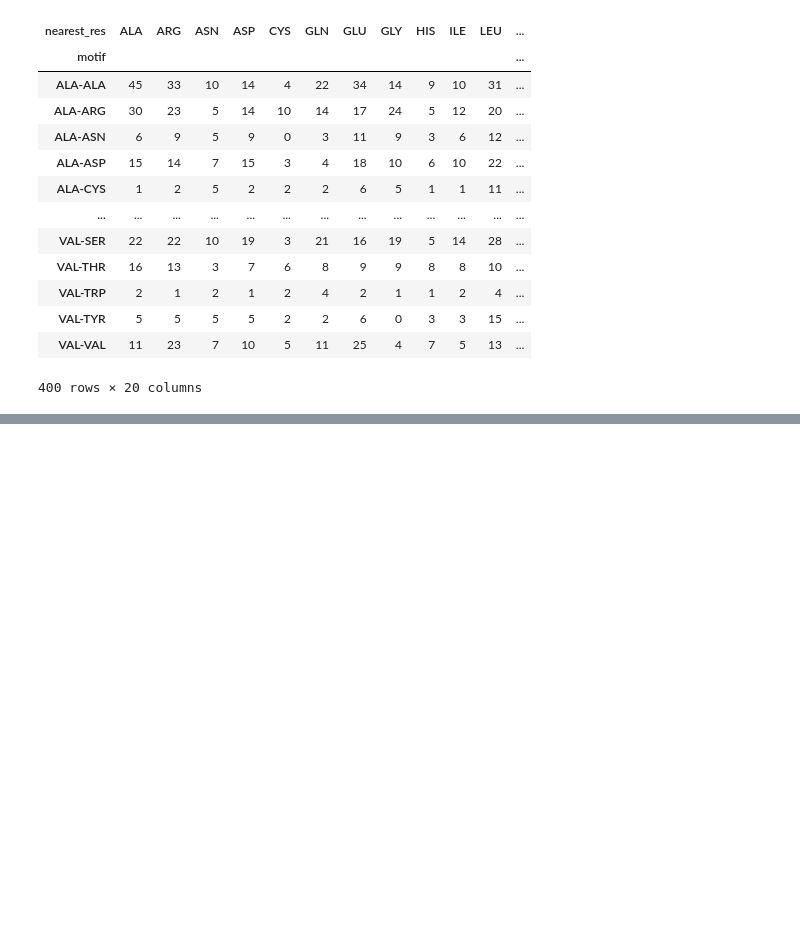
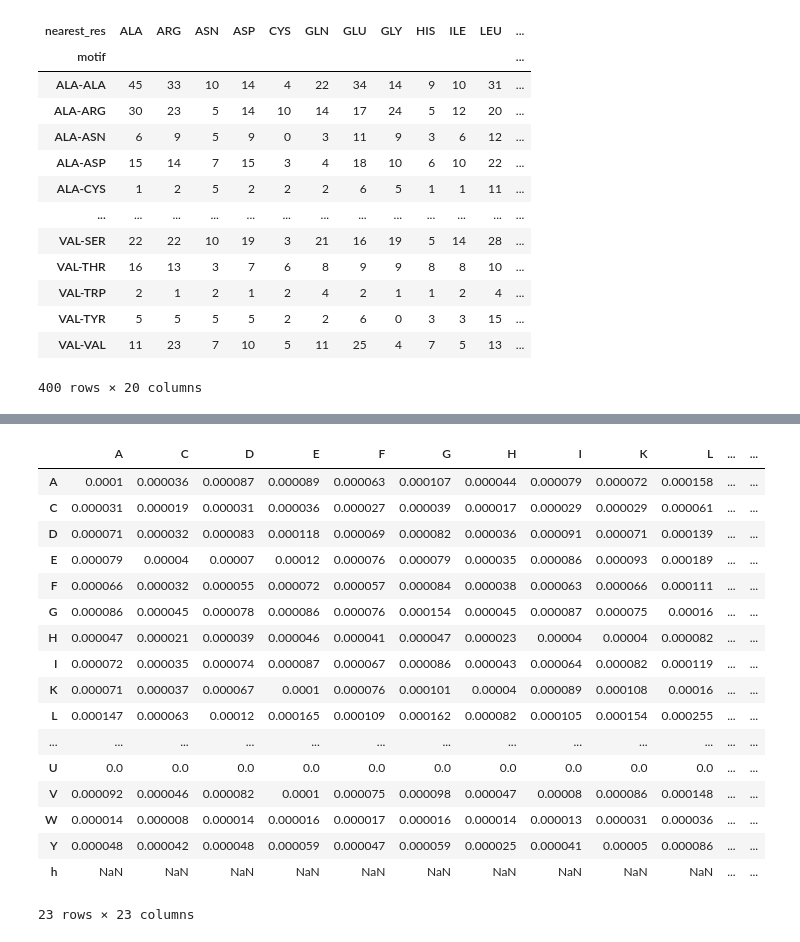
Before and after one commit to kamurani/phosphosite, a Jupyter notebook: notebooks/plot_motif.ipynb, the cells around one changed output, grey strips where cells are left out. Saved outputs shown, nothing was run; the diff lists cells and outputs as text; code cells hidden in the pictures; blank space fills up the shorter version.

Commit message:
add normalisation code

```diff
--- a/notebooks/plot_motif.ipynb
+++ b/notebooks/plot_motif.ipynb
@@ -441,0 +476,23 @@ for site in ["SER", "THR", "TYR"]:
+# %%
+from phosphosite.utils.normalisation import get_frequency_matrix
+fdf = get_frequency_matrix(centre_residue="S", metric="freq")
+fdf
+# %% [output]
+|  | A | C | D | E | F | G | H | I | K | L | ... | ... |
+| A | 0.0001 | 0.000036 | 0.000087 | 0.000089 | 0.000063 | 0.000107 | 0.000044 | 0.000079 | 0.000072 | 0.000158 | ... | ... |
+| C | 0.000031 | 0.000019 | 0.000031 | 0.000036 | 0.000027 | 0.000039 | 0.000017 | 0.000029 | 0.000029 | 0.000061 | ... | ... |
+| D | 0.000071 | 0.000032 | 0.000083 | 0.000118 | 0.000069 | 0.000082 | 0.000036 | 0.000091 | 0.000071 | 0.000139 | ... | ... |
+| E | 0.000079 | 0.00004 | 0.00007 | 0.00012 | 0.000076 | 0.000079 | 0.000035 | 0.000086 | 0.000093 | 0.000189 | ... | ... |
+| F | 0.000066 | 0.000032 | 0.000055 | 0.000072 | 0.000057 | 0.000084 | 0.000038 | 0.000063 | 0.000066 | 0.000111 | ... | ... |
+| G | 0.000086 | 0.000045 | 0.000078 | 0.000086 | 0.000076 | 0.000154 | 0.000045 | 0.000087 | 0.000075 | 0.00016 | ... | ... |
+| H | 0.000047 | 0.000021 | 0.000039 | 0.000046 | 0.000041 | 0.000047 | 0.000023 | 0.00004 | 0.00004 | 0.000082 | ... | ... |
+| I | 0.000072 | 0.000035 | 0.000074 | 0.000087 | 0.000067 | 0.000086 | 0.000043 | 0.000064 | 0.000082 | 0.000119 | ... | ... |
+| K | 0.000071 | 0.000037 | 0.000067 | 0.0001 | 0.000076 | 0.000101 | 0.00004 | 0.000089 | 0.000108 | 0.00016 | ... | ... |
+| L | 0.000147 | 0.000063 | 0.00012 | 0.000165 | 0.000109 | 0.000162 | 0.000082 | 0.000105 | 0.000154 | 0.000255 | ... | ... |
+| ... | ... | ... | ... | ... | ... | ... | ... | ... | ... | ... | ... | ... |
+| U | 0.0 | 0.0 | 0.0 | 0.0 | 0.0 | 0.0 | 0.0 | 0.0 | 0.0 | 0.0 | ... | ... |
+| V | 0.000092 | 0.000046 | 0.000082 | 0.0001 | 0.000075 | 0.000098 | 0.000047 | 0.00008 | 0.000086 | 0.000148 | ... | ... |
+| W | 0.000014 | 0.000008 | 0.000014 | 0.000016 | 0.000017 | 0.000016 | 0.000014 | 0.000013 | 0.000031 | 0.000036 | ... | ... |
+| Y | 0.000048 | 0.000042 | 0.000048 | 0.000059 | 0.000047 | 0.000059 | 0.000025 | 0.000041 | 0.00005 | 0.000086 | ... | ... |
+| h | NaN | NaN | NaN | NaN | NaN | NaN | NaN | NaN | NaN | NaN | ... | ... |
+23 rows × 23 columns
```
Also changed, not shown: parts of 8 cells of this notebook, 2 other files.
